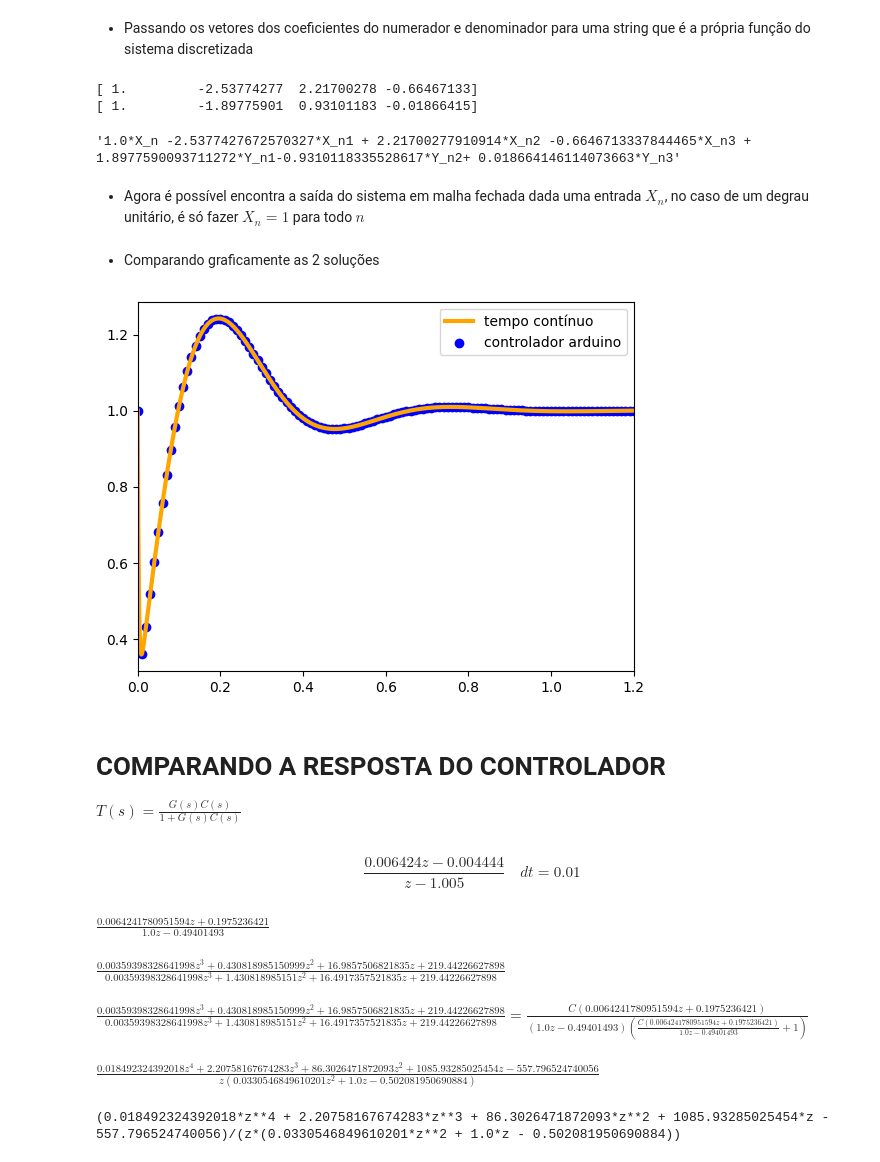
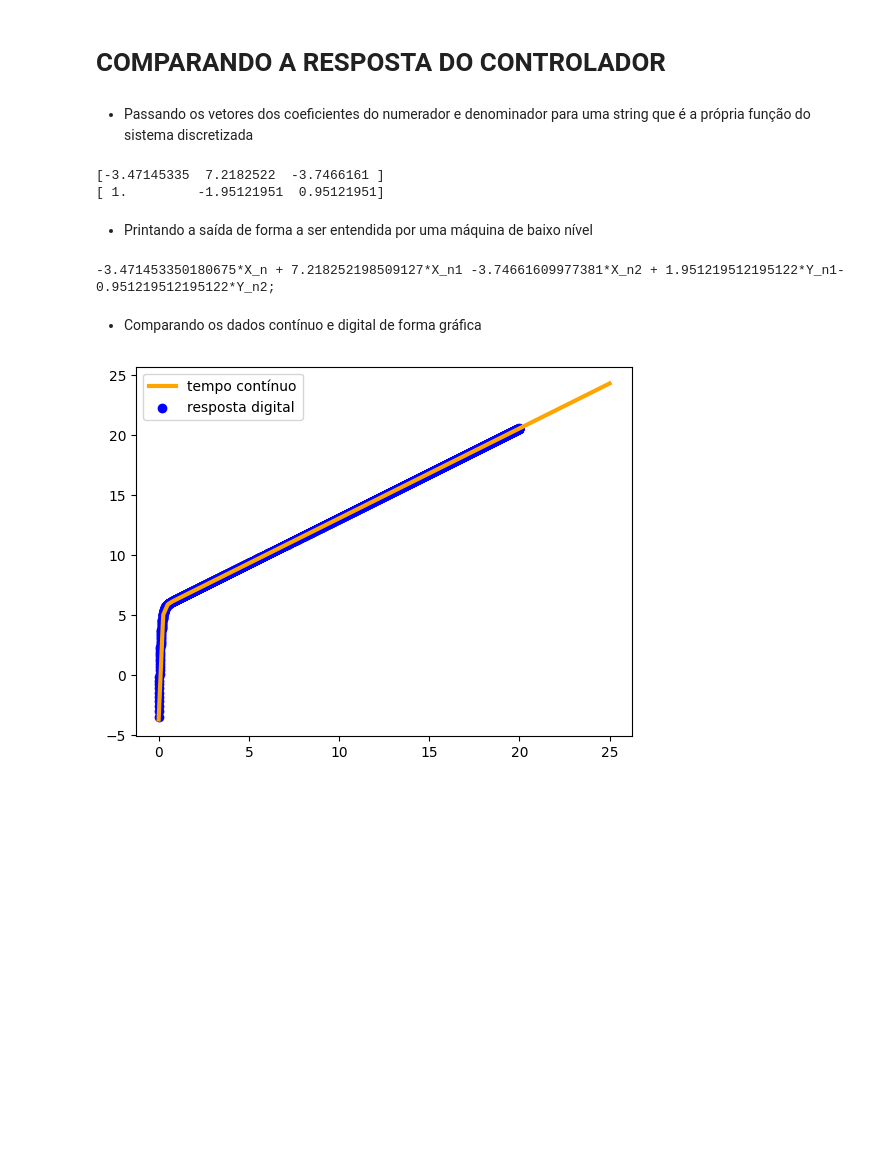
Before and after one commit to KlaussMarchi/BallPlate, a Jupyter notebook: DIGITAL/Analisys.ipynb, the cells around one changed output. Cells and saved outputs as stored; diff of their text form; code cells hidden in the pictures; blank space fills up the shorter version.

Commit message:
reestruturação do controle digital

```diff
--- a/DIGITAL/Analisys.ipynb
+++ b/DIGITAL/Analisys.ipynb
@@ -28,6 +20,4 @@ $$\frac{0.003594 s^3 + 0.4308 s^2 + 16.99 s + 219.4}{0.003594 s^3 + 1.431 s^2 +
 # %%
-T = 0.01
-
-G_z_feedback = ctl.c2d(G_feedback, T, method='zoh')
-G_z_feedback
+G_z = ctl.c2d(G, T, method='zoh')
+G_z
 # %% [output]
@@ -34,0 +25,3 @@ $$\frac{z^3 - 2.538 z^2 + 2.217 z - 0.6647}{z^3 - 1.898 z^2 + 0.931 z - 0.01866}
+# %%
+C_z = ctl.c2d(C, T, method='tustin')
+C_z
@@ -35,7 +47,9 @@ $$\frac{z^3 - 2.538 z^2 + 2.217 z - 0.6647}{z^3 - 1.898 z^2 + 0.931 z - 0.01866}
+# %% [markdown]
+# COMPARANDO A RESPOSTA DO CONTROLADOR
 # %% [markdown]
 - Passando os vetores dos coeficientes do numerador e denominador para uma string que é a própria função do sistema discretizada
 # %%
-num, den = ctl.tfdata(G_z_feedback)
+num, den = ctl.tfdata(C_z)
 num = np.squeeze(num)
 den = np.squeeze(den)
 
@@ -45,8 +59,10 @@ den = den/den[0]
 print(num)
 print(den)
 # %% [output]
-[ 1.         -2.53774277  2.21700278 -0.66467133]
-[ 1.         -1.89775901  0.93101183 -0.01866415]
+[-3.47145335  7.2182522  -3.7466161 ]
+[ 1.         -1.95121951  0.95121951]
+# %% [markdown]
+- Printando a saída de forma a ser entendida por uma máquina de baixo nível
 # %%
 out = ''
 
@@ -57,19 +73,18 @@ for i in range(1, len(den)):
     out += f'+ {-1*den[i]}*Y_n{i}'
 
 out = out.replace('X_n0', 'X_n').replace('+ +', '+').replace('+ -', '-')
-out
+print(out + ';')
 # %% [output]
-'1.0*X_n -2.5377427672570327*X_n1 + 2.21700277910914*X_n2 -0.6646713337844465*X_n3 + 1.8977590093711272*Y_n1-0.9310118335528617*Y_n2+ 0.018664146114073663*Y_n3'
+-3.471453350180675*X_n + 7.218252198509127*X_n1 -3.74661609977381*X_n2 + 1.951219512195122*Y_n1-0.951219512195122*Y_n2;
-# %% [markdown]
-- Agora é possível encontra a saída do sistema em malha fechada dada uma entrada $X_n$, no caso de um degrau unitário, é só fazer $X_n = 1$ para todo $n$
 # %%
 Y_n1 = Y_n2 = Y_n3 = 0
 X_n1 = X_n2 = X_n3 = 0
 
-def computeController(X_n):
+def computeController(inputValue, setpoint):
     global Y_n1, Y_n2, Y_n3
     global X_n1, X_n2, X_n3
 
+    X_n =  setpoint - inputValue
     Y_n = eval(out)
 
     X_n3 = X_n2
@@ -80,54 +95,21 @@ def computeController(X_n):
     Y_n2 = Y_n1
     Y_n1 = Y_n
     return Y_n
-# %% [markdown]
-- Comparando graficamente as 2 soluções
+# %% [markdown]
+- Comparando os dados contínuo e digital de forma gráfica
 # %%
-time, response = ctl.step_response(G_feedback)
+time, response = ctl.step_response(C)
 plt.plot(time, response, color='orange', linewidth=3, label='tempo contínuo')
 
 Y_n1 = Y_n2 = Y_n3 = 0
 X_n1 = X_n2 = X_n3 = 0
-time     = np.arange(0, 5, T)
-response = [computeController(1) for i in time] # degrau
-plt.scatter(time, response, color='blue', label='controlador arduino')
+
+time     = np.arange(0, 20, T)
+response = [computeController(1, 2) for i in time] # degrau (erro 1 é a entrada)
+plt.scatter(time, response, color='blue', label='resposta digital')
 
 # PLOTANDO OS GRÁFICOS
-plt.xlim([0, 1.2])
 plt.legend()
 plt.show()
 # %% [output]
-[figure, old version]
+[figure, new version]
-# %% [markdown]
-# COMPARANDO A RESPOSTA DO CONTROLADOR
-$T(s) = \frac{G(s)C(s)}{1 + G(s)C(s)}$
-# %%
-G_z = ctl.c2d(G, T, method='zoh')
-G_z
-# %% [output]
-$$\frac{0.006424 z - 0.004444}{z - 1.005}\quad dt = 0.01$$
-# %%
-z = sp.var('z')
-C = sp.var('C')
-
-G = sympyFunction(G)
-G_feedback = sympyFunction(G_feedback)
-
-display(G)
-display(G_feedback)
-# %% [output]
-$\displaystyle \frac{0.0064241780951594 z + 0.1975236421}{1.0 z - 0.49401493}$
-$\displaystyle \frac{0.00359398328641998 z^{3} + 0.430818985150999 z^{2} + 16.9857506821835 z + 219.44226627898}{0.00359398328641998 z^{3} + 1.430818985151 z^{2} + 16.4917357521835 z + 219.44226627898}$
-# %%
-eq = sp.Eq(G_feedback, (G*C)/(1+G*C))
-eq
-# %% [output]
-$\displaystyle \frac{0.00359398328641998 z^{3} + 0.430818985150999 z^{2} + 16.9857506821835 z + 219.44226627898}{0.00359398328641998 z^{3} + 1.430818985151 z^{2} + 16.4917357521835 z + 219.44226627898} = \frac{C \left(0.0064241780951594 z + 0.1975236421\right)}{\left(1.0 z - 0.49401493\right) \left(\frac{C \left(0.0064241780951594 z + 0.1975236421\right)}{1.0 z - 0.49401493} + 1\right)}$
-# %%
-C = sp.solve(eq, C)[0].factor().expand().simplify()
-
-display(C)
-print(C)
-# %% [output]
-$\displaystyle \frac{0.018492324392018 z^{4} + 2.20758167674283 z^{3} + 86.3026471872093 z^{2} + 1085.93285025454 z - 557.796524740056}{z \left(0.0330546849610201 z^{2} + 1.0 z - 0.502081950690884\right)}$
-(0.018492324392018*z**4 + 2.20758167674283*z**3 + 86.3026471872093*z**2 + 1085.93285025454*z - 557.796524740056)/(z*(0.0330546849610201*z**2 + 1.0*z - 0.502081950690884))
```
Also changed, not shown: parts of 17 cells of this notebook, 2 other files.
